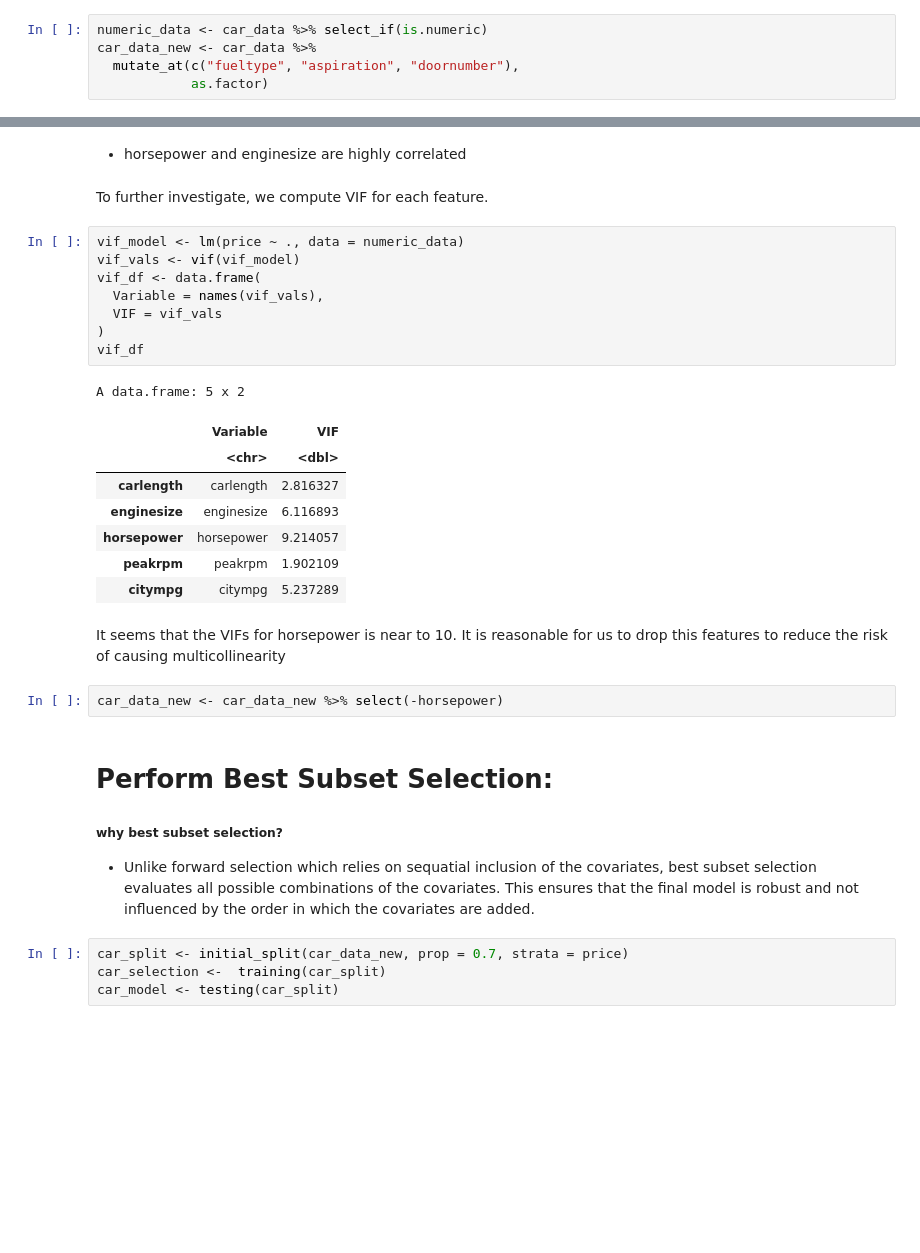
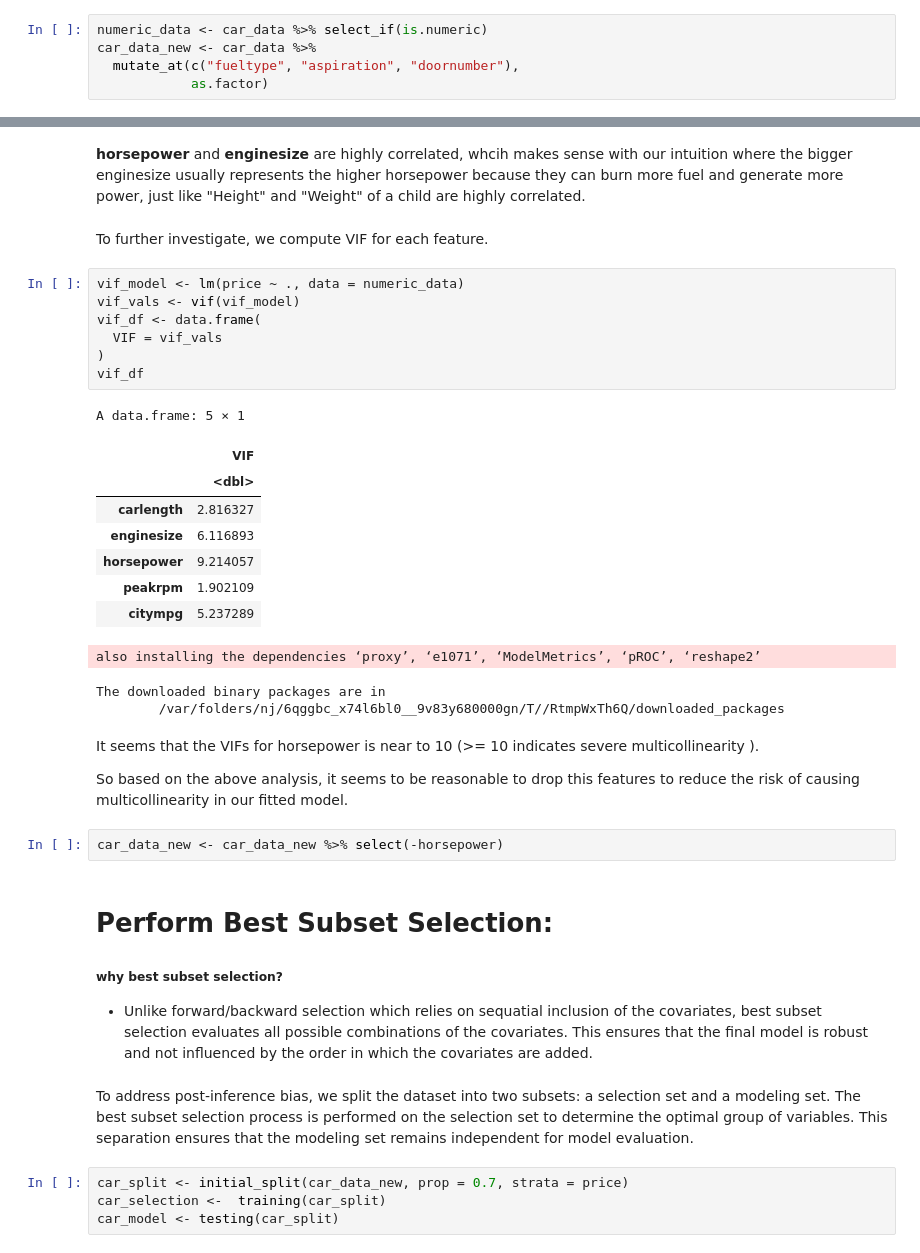
Before and after one commit to SelinaWang11/Stat306-group-project, a Jupyter notebook: final_project.ipynb, the cells around one changed output, grey strips where cells are left out. Cells and saved outputs as stored; diff of their text form; blank space fills up the shorter version.

```diff
--- a/final_project.ipynb
+++ b/final_project.ipynb
@@ -237,34 +268,40 @@ corrplot(cor_matrix,
 [figure]
-# %% [markdown]
-* horsepower and enginesize are highly correlated
+# %% [markdown]
+ **horsepower** and **enginesize** are highly correlated, whcih makes sense with our intuition where the bigger enginesize usually represents the higher horsepower because they can burn more fuel and generate more power, just like "Height" and "Weight" of a child are highly correlated.
 # %% [markdown]
 To further investigate, we compute VIF for each feature.
 # %%
 vif_model <- lm(price ~ ., data = numeric_data)
 vif_vals <- vif(vif_model)
 vif_df <- data.frame(
-  Variable = names(vif_vals),
   VIF = vif_vals
 )
 vif_df
 # %% [output]
-A data.frame: 5 x 2
+A data.frame: 5 × 1
-|  | Variable | VIF |
-|  | <chr> | <dbl> |
-| carlength | carlength | 2.816327 |
-| enginesize | enginesize | 6.116893 |
-| horsepower | horsepower | 9.214057 |
-| peakrpm | peakrpm | 1.902109 |
-| citympg | citympg | 5.237289 |
+|  | VIF |
+|  | <dbl> |
+| carlength | 2.816327 |
+| enginesize | 6.116893 |
+| horsepower | 9.214057 |
+| peakrpm | 1.902109 |
+| citympg | 5.237289 |
+also installing the dependencies ‘proxy’, ‘e1071’, ‘ModelMetrics’, ‘pROC’, ‘reshape2’
+The downloaded binary packages are in
+        /var/folders/nj/6qggbc_x74l6bl0__9v83y680000gn/T//RtmpWxTh6Q/downloaded_packages
 # %% [markdown]
-It seems that the VIFs for horsepower is near to 10. It is reasonable for us to drop this features to reduce the risk of causing multicollinearity
+It seems that the VIFs for horsepower is near to 10 (>= 10 indicates severe multicollinearity ).
+
+So based on the above analysis, it seems to be reasonable to drop this features to reduce the risk of causing multicollinearity in our fitted model.
 # %%
 car_data_new <- car_data_new %>% select(-horsepower)
 # %% [markdown]
 # Perform Best Subset Selection:
 
 ##### why best subset selection?
-* Unlike forward selection which relies on sequatial inclusion of the covariates, best subset selection evaluates all possible combinations of the covariates. This ensures that the final model is robust and not influenced by the order in which the covariates are added.
+* Unlike forward/backward selection which relies on sequatial inclusion of the covariates, best subset selection evaluates all possible combinations of the covariates. This ensures that the final model is robust and not influenced by the order in which the covariates are added.
+# %% [markdown]
+To address post-inference bias, we split the dataset into two subsets: a selection set and a modeling set. The best subset selection process is performed on the selection set to determine the optimal group of variables. This separation ensures that the modeling set remains independent for model evaluation.
 # %%
 car_split <- initial_split(car_data_new, prop = 0.7, strata = price)
 car_selection <-  training(car_split)
```
Also changed, not shown: parts of 27 cells of this notebook, 1 other file.
